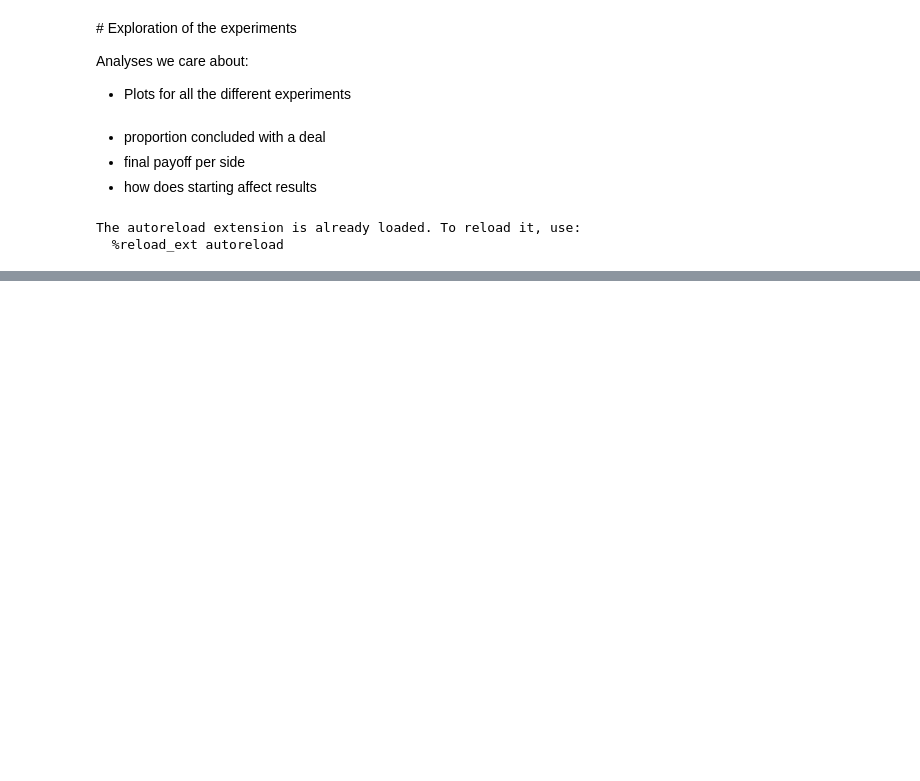
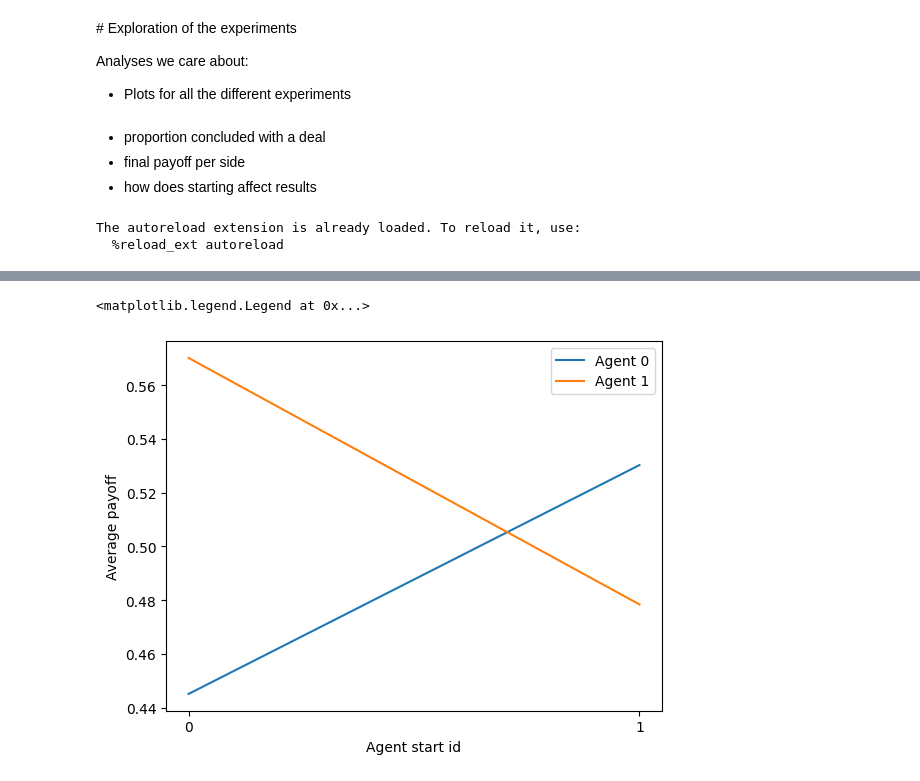
Before and after one commit to epfl-dlab/LAMEN, a Jupyter notebook: experiments.ipynb, the cells around one changed output, grey strips where cells are left out. Cells and saved outputs as stored; diff of their text form; code cells hidden in the pictures; blank space fills up the shorter version.

Commit message:
updating evaluations and experiment runs

```diff
--- a/experiments.ipynb
+++ b/experiments.ipynb
@@ -419,0 +275,6 @@ d
+# %%
+df = pd.DataFrame(vals, columns=col_names)
+
+# drop duplicates so that we don't have the same experiment twice
+# temperature 0 so this would just weigh the same point extra.
+df = df.drop_duplicates(subset=["agent_start_id","agent_1_msg_max_len", "agent_2_msg_max_len", "agent_1_note_max_len", "agent_2_note_max_len", "game_type"])
@@ -419,0 +301,11 @@ d
+# %%
+def winner(x):
+    if x["agent_1_normalized_payoff"] > x["agent_2_normalized_payoff"]:
+        output = "agent 0 wins"
+    elif x["agent_1_normalized_payoff"] == x["agent_2_normalized_payoff"]:
+        output = "draw"
+    else:
+        output = "agent 1 wins"
+    return output
+# %%
+df["winner"] = df.apply(lambda x: winner(x), axis=1)
@@ -419,0 +314,5 @@ d
+# %%
+df["agent_1_len"] = df.apply(lambda x: str(x["agent_1_msg_max_len"]) + "-" + str(x["agent_1_note_max_len"]), axis=1)
+df["agent_2_len"] = df.apply(lambda x: str(x["agent_2_msg_max_len"]) + "-" + str(x["agent_2_note_max_len"]), axis=1)
+df["agent_len"] = df.apply(lambda x: str(x["agent_1_len"]) + " vs. " + str(x["agent_2_len"]), axis=1)
+df["symmetric"] = df.apply(lambda x: True if x["agent_1_msg_max_len"]==x["agent_2_msg_max_len"] else False, axis=1)
@@ -419,0 +329,13 @@ d
+# %%
+fig, ax = plt.subplots()
+
+by_agent_id = df.groupby("agent_start_id")[["agent_1_normalized_payoff", "agent_2_normalized_payoff"]].mean()
+ax.plot(by_agent_id.index, by_agent_id["agent_1_normalized_payoff"], label="Agent 0")
+ax.plot(by_agent_id.index, by_agent_id["agent_2_normalized_payoff"], label = "Agent 1")
+ax.set_ylabel("Average payoff")
+ax.set_xlabel("Agent start id")
+ax.set_xticks([0,1])
+plt.legend()
+# %% [output]
+<matplotlib.legend.Legend at 0x...>
+[figure, added]
```
Also changed, not shown: parts of 75 cells of this notebook, 15 other files.
